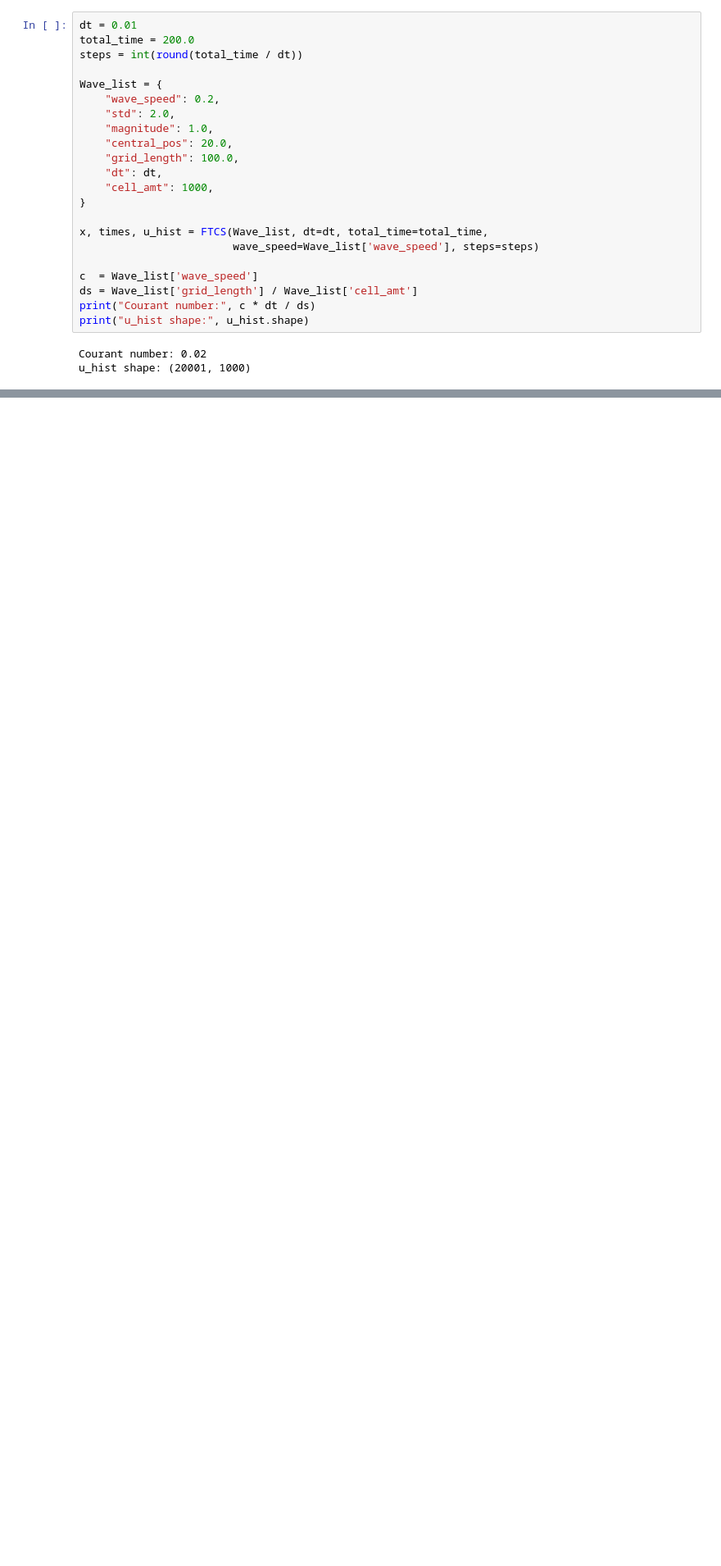
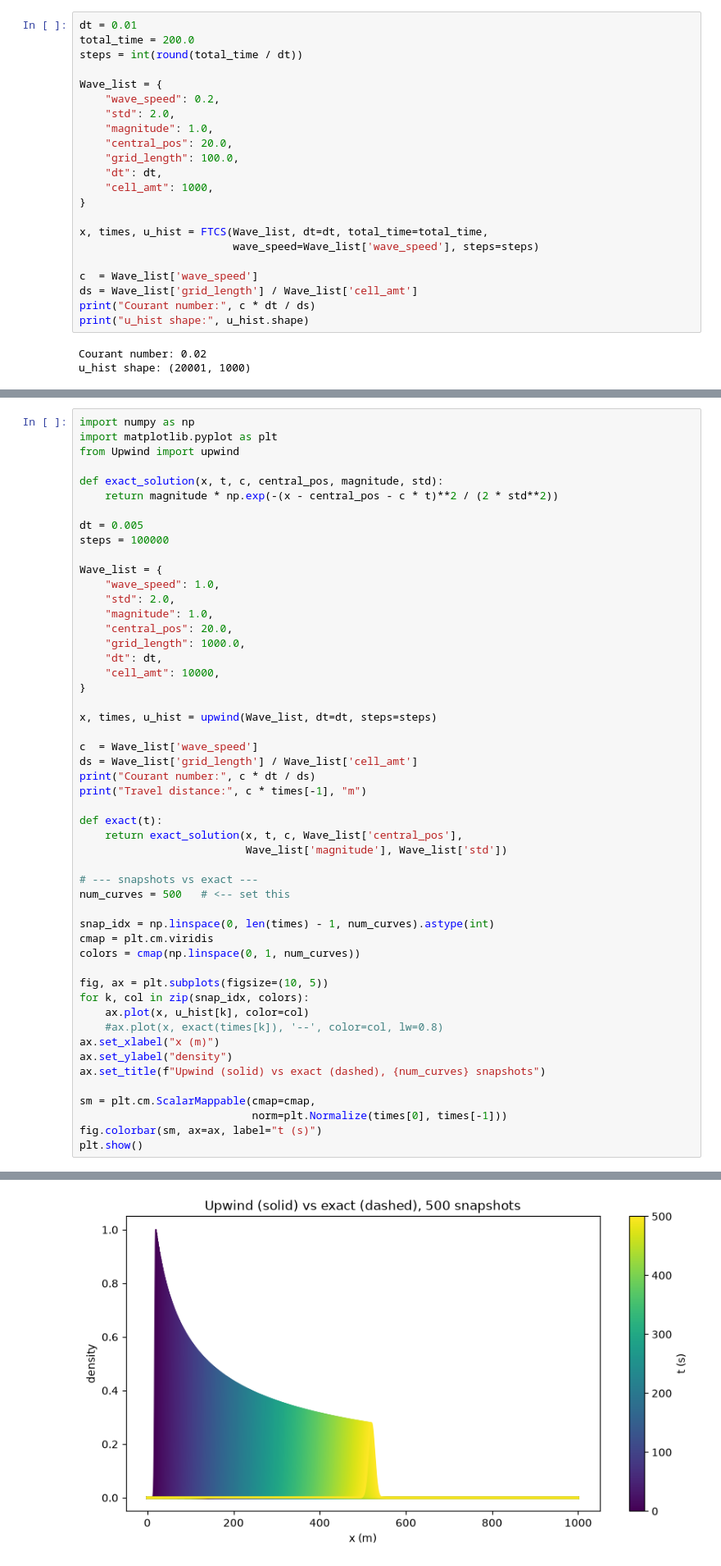
Before and after one commit to Learning-Operator/Advection-Equation-Sim, a Jupyter notebook: test.ipynb, the cells around one changed output, grey strips where cells are left out. Shown at 82% size. Drawn from its saved outputs; the diff is of its cells as text; blank space fills up the shorter version.

Commit message:
tested meh upwind

```diff
--- a/test.ipynb
+++ b/test.ipynb
@@ -64,0 +68,52 @@ plt.show()
+# %%
+import numpy as np
+import matplotlib.pyplot as plt
+from Upwind import upwind
+
+def exact_solution(x, t, c, central_pos, magnitude, std):
+    return magnitude * np.exp(-(x - central_pos - c * t)**2 / (2 * std**2))
+
+dt = 0.005
+steps = 100000
+
+Wave_list = {
+    "wave_speed": 1.0,
+    "std": 2.0,
+    "magnitude": 1.0,
+    "central_pos": 20.0,
+    "grid_length": 1000.0,
+    "dt": dt,
+    "cell_amt": 10000,
+}
+
+x, times, u_hist = upwind(Wave_list, dt=dt, steps=steps)
+
+c  = Wave_list['wave_speed']
+ds = Wave_list['grid_length'] / Wave_list['cell_amt']
+print("Courant number:", c * dt / ds)
+print("Travel distance:", c * times[-1], "m")
+
+def exact(t):
+    return exact_solution(x, t, c, Wave_list['central_pos'],
+                          Wave_list['magnitude'], Wave_list['std'])
+
+# --- snapshots vs exact ---
+num_curves = 500   # <-- set this
+
+snap_idx = np.linspace(0, len(times) - 1, num_curves).astype(int)
+cmap = plt.cm.viridis
+colors = cmap(np.linspace(0, 1, num_curves))
+
+fig, ax = plt.subplots(figsize=(10, 5))
+for k, col in zip(snap_idx, colors):
+    ax.plot(x, u_hist[k], color=col)
+    #ax.plot(x, exact(times[k]), '--', color=col, lw=0.8)
+ax.set_xlabel("x (m)")
+ax.set_ylabel("density")
+ax.set_title(f"Upwind (solid) vs exact (dashed), {num_curves} snapshots")
+
+sm = plt.cm.ScalarMappable(cmap=cmap,
+                           norm=plt.Normalize(times[0], times[-1]))
+fig.colorbar(sm, ax=ax, label="t (s)")
+plt.show()
+# %% [output]
@@ -64,0 +122 @@ plt.show()
+[figure, added]
```
Also changed, not shown: parts of 5 cells of this notebook, 1 other file.
